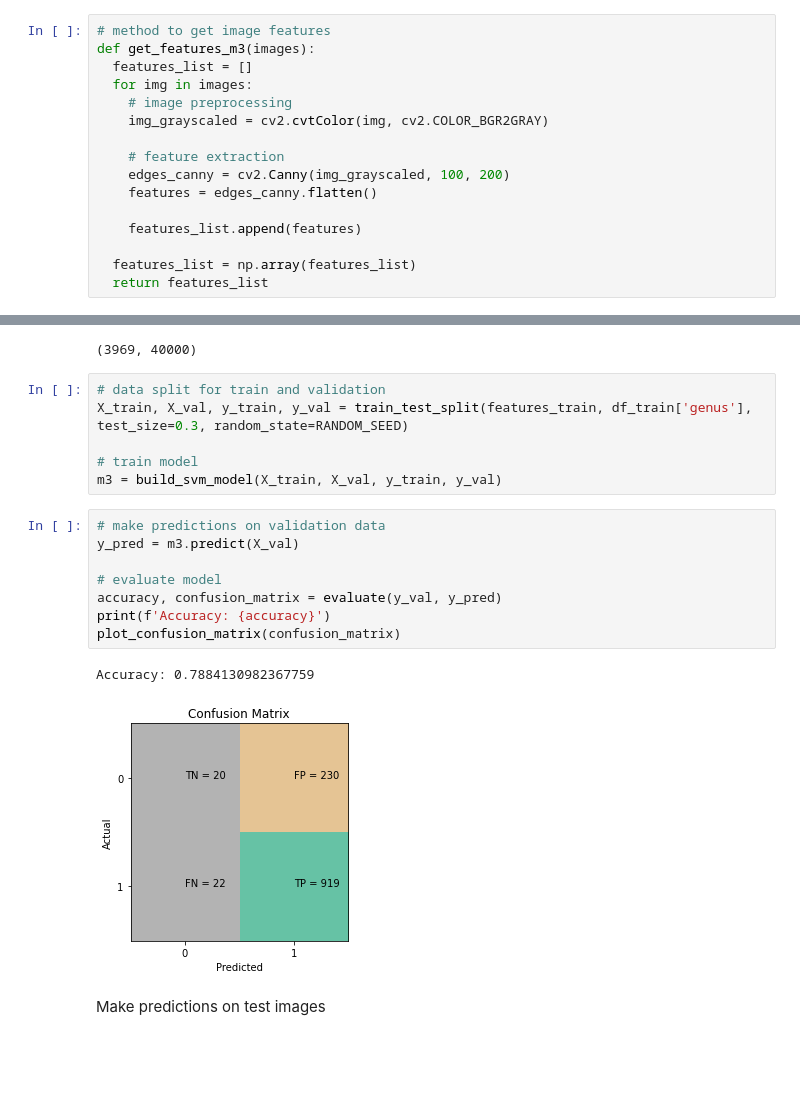
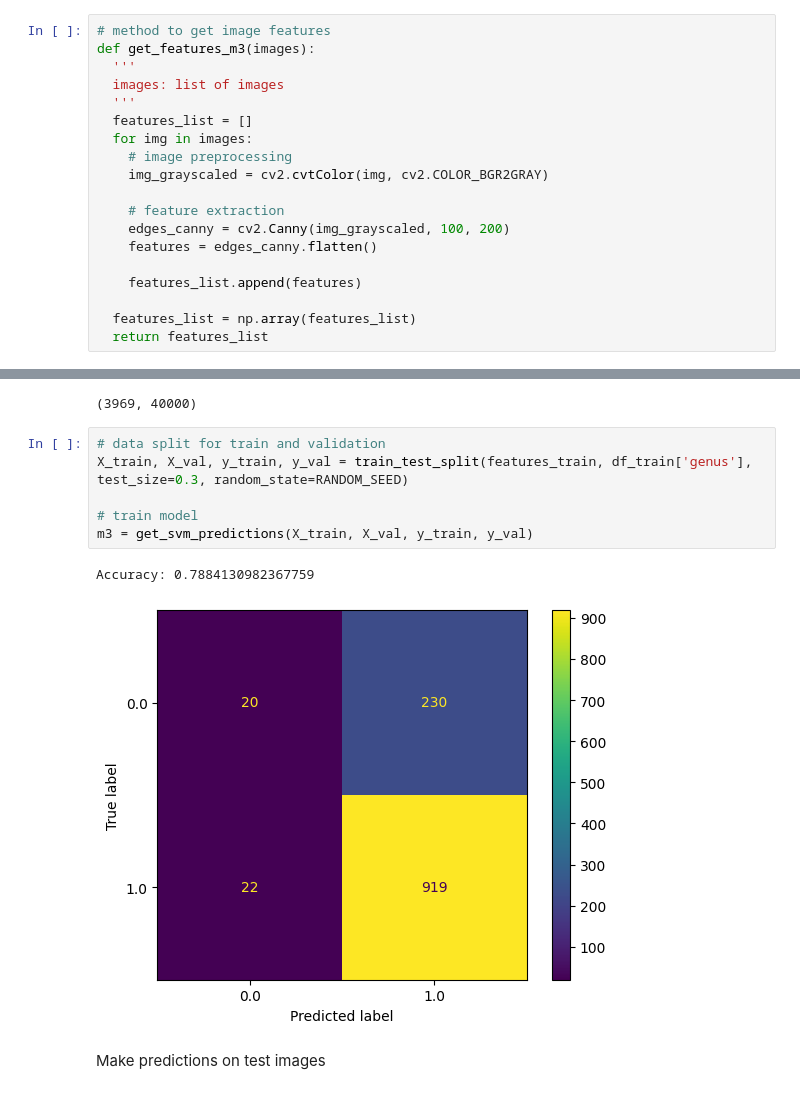
Before and after one commit to HHansi/Applied-AI-Course, a Jupyter notebook: Image Processing/Image_Classification.ipynb, the cells around one changed output, grey strips where cells are left out. Cells and saved outputs as stored; diff of their text form; blank space fills up the shorter version.

```diff
--- a/Image Processing/Image_Classification.ipynb
+++ b/Image Processing/Image_Classification.ipynb
@@ -331,6 +363,9 @@ For edge detection, we use Canny edge detection algorithm in this example.
 # %%
 # method to get image features
 def get_features_m3(images):
+  '''
+  images: list of images
+  '''
   features_list = []
   for img in images:
     # image preprocessing
@@ -355,20 +390,12 @@ print(features_train.shape)
 # %%
 # data split for train and validation
 X_train, X_val, y_train, y_val = train_test_split(features_train, df_train['genus'], test_size=0.3, random_state=RANDOM_SEED)
 
 # train model
-m3 = build_svm_model(X_train, X_val, y_train, y_val)
+m3 = get_svm_predictions(X_train, X_val, y_train, y_val)
+# %% [output]
+Accuracy: 0.7884130982367759
+[figure, added]
-# %%
-# make predictions on validation data
-y_pred = m3.predict(X_val)
-
-# evaluate model
-accuracy, confusion_matrix = evaluate(y_val, y_pred)
-print(f'Accuracy: {accuracy}')
-plot_confusion_matrix(confusion_matrix)
-# %% [output]
-Accuracy: 0.7884130982367759
-[figure, removed]
 # %% [markdown]
 Make predictions on test images
 # %%
```
Also changed, not shown: parts of 55 cells of this notebook.
